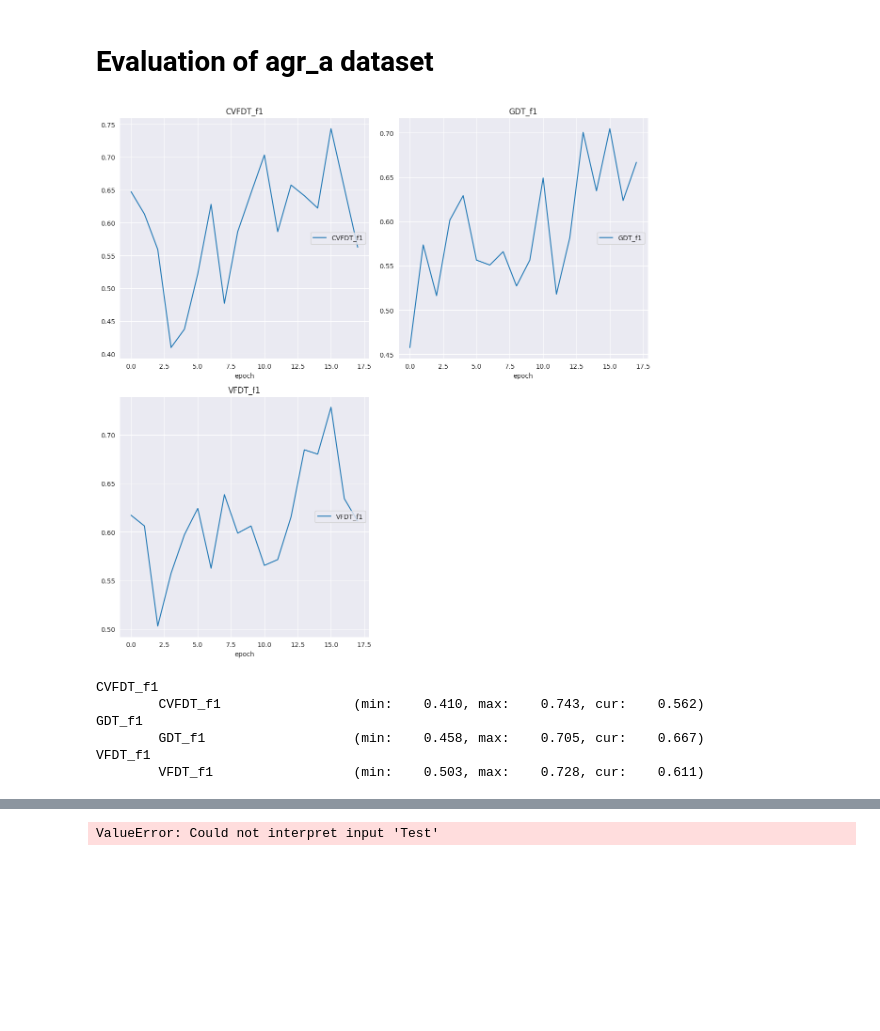
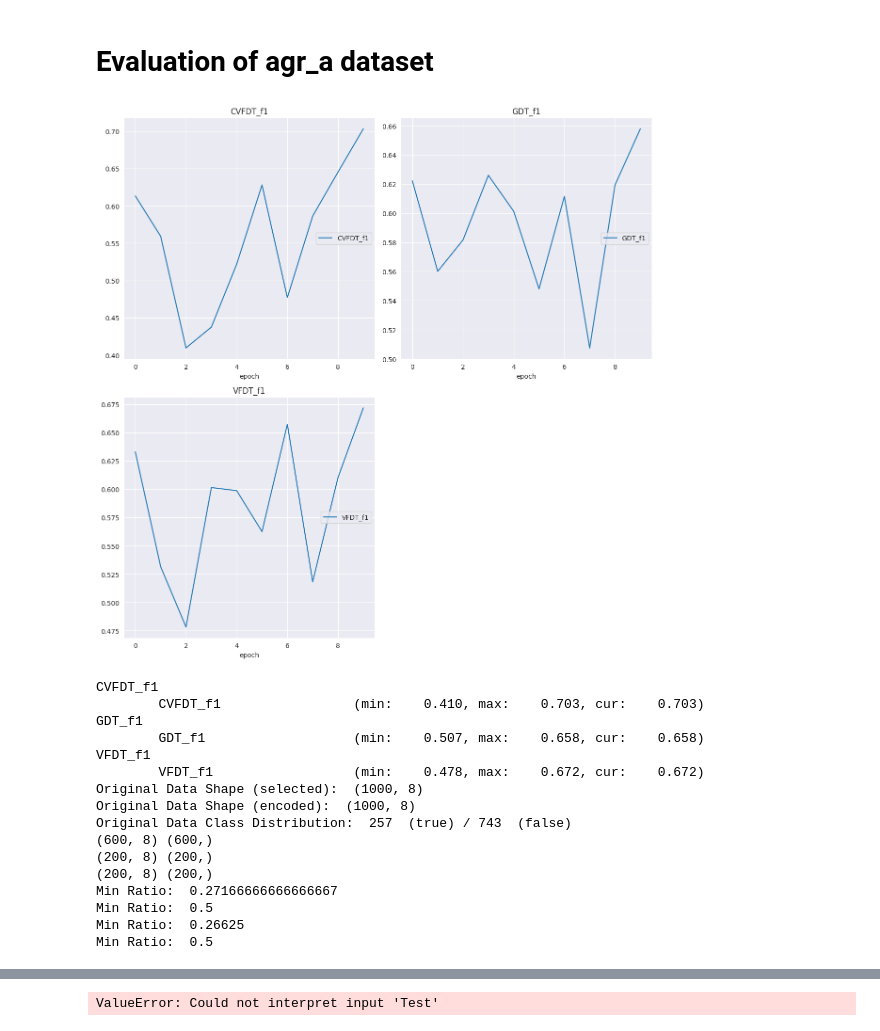
Before and after one commit to Leon209/Thesis, a Jupyter notebook: notebooks/agr_a_Evaluation.ipynb, the cells around one changed output, grey strips where cells are left out. Saved outputs shown, nothing was run; the diff lists cells and outputs as text; code cells hidden in the pictures; blank space fills up the shorter version.

```diff
--- a/notebooks/agr_a_Evaluation.ipynb
+++ b/notebooks/agr_a_Evaluation.ipynb
@@ -10,13 +10,13 @@ print(os.getcwd())
 # %%
 config = {
     'gdt': {
-        'depth': 10,
+        'depth': 11,
 
         'learning_rate_index': 0.05,
         'learning_rate_values': 0.01,
         'learning_rate_leaf': 0.005,
 
-        'dropout': 0, #0.2 oder 0.5
+        'dropout': 0.2, #0.2 oder 0.5
 
 
         'initializer_values': 'GlorotUniform',
@@ -25,7 +25,7 @@ config = {
 
         'optimizer': 'adam',
 
-        'batch_size': 500,#120
+        'batch_size': 32,#120
         'epochs': 1,
 
         'restarts': 0,#
@@ -35,17 +35,17 @@ config = {
         'early_stopping_type': 'loss', #'loss', 'metric'
         'early_stopping_epsilon': 0.0,
 
-        'pretrain_epochs': 10,
+        'pretrain_epochs': 30,
     },
 
     'preprocessing': {
-        'balance_threshold': 0.8,#.25, #if minclass fraction less than threshold/num_classes | #0=no rebalance, 1=rebalance all
+        'balance_threshold': 0.5,#.25, #if minclass fraction less than threshold/num_classes | #0=no rebalance, 1=rebalance all
         'normalization_technique': 'mean', #'min-max'
     },
 
     'computation': {
         'random_seed': 42,
-        'trials': 10, # fixed to 1 for HPO
+        'trials': 11, # fixed to 1 for HPO
 
         'use_best_hpo_result': True,
         'force_depth': False,
@@ -69,7 +69,7 @@ config = {
 
         'max_total_samples': 1000000,
         'chunk_size': 1000,#default 200
-        'pretrain_size': 0,
+        'pretrain_size': 1000,
     },
 
     'benchmarks': {
@@ -347,10 +347,10 @@ for i in range(len(X_data_stream)):
     t1 = time.time()
 
     t0 = time.time()
-    if(i==13):
-        flag = True
-    if(i==30):
-        break
+    #if(i==9):
+    #    flag = True
+    #if(i==30):
+    #    break
     history = model_dict['GDT'].partial_fit(dataset_dict['X_train'],
               dataset_dict['y_train'],
 
@@ -429,40 +429,51 @@ for i in range(len(X_data_stream)):
     CVFDT_kappa = cohen_kappa_score(y_test_data,y_pred_CVFDT)
     t1 = time.time()
     timer['prediction']['CVFDT'] = timer['prediction']['CVFDT']+t1-t0
 
 
 
     plotlosses_benchmark.update({'GDT_f1': GDT_f1,'VFDT_f1': VFDT_f1, 'CVFDT_f1':CVFDT_f1})
     plotlosses_benchmark.send()
 
 
     scores_GDT['f1'] = np.append(scores_GDT['f1'], GDT_f1)
     scores_VFDT['f1'] = np.append(scores_VFDT['f1'], VFDT_f1)
     scores_CVFDT['f1'] = np.append(scores_CVFDT['f1'], CVFDT_f1)
 
     scores_GDT['acc'] = np.append(scores_GDT['acc'], GDT_acc)
     scores_VFDT['acc'] = np.append(scores_VFDT['acc'], VFDT_acc)
     scores_CVFDT['acc'] = np.append(scores_CVFDT['acc'], CVFDT_acc)
 
     scores_GDT['kappa'] = np.append(scores_GDT['kappa'], GDT_kappa)
     scores_VFDT['kappa'] = np.append(scores_VFDT['kappa'], VFDT_kappa)
     scores_CVFDT['kappa'] = np.append(scores_CVFDT['kappa'], CVFDT_kappa)
 
 
 
 
     #scores_dict['GDT'] = calculate_scores(model_dict = model_dict,
      #                              dataset_dict = dataset_dict,
       #                             scores_dict = prepare_score_dict(config=config_training),
        #                            metrics = metrics)
+save_scores(dataset_name, scores_GDT, scores_VFDT, scores_CVFDT, VFDT_classifier, CVFDT_classifier, config, timer)
 # %% [output]
-[figure, old version]
+[figure, new version]
 CVFDT_f1
-        CVFDT_f1                 (min:    0.410, max:    0.743, cur:    0.562)
+        CVFDT_f1                 (min:    0.410, max:    0.703, cur:    0.703)
 GDT_f1
-        GDT_f1                   (min:    0.458, max:    0.705, cur:    0.667)
+        GDT_f1                   (min:    0.507, max:    0.658, cur:    0.658)
 VFDT_f1
-        VFDT_f1                  (min:    0.503, max:    0.728, cur:    0.611)
+        VFDT_f1                  (min:    0.478, max:    0.672, cur:    0.672)
+Original Data Shape (selected):  (1000, 8)
+Original Data Shape (encoded):  (1000, 8)
+Original Data Class Distribution:  257  (true) / 743  (false)
+(600, 8) (600,)
+(200, 8) (200,)
+(200, 8) (200,)
+Min Ratio:  0.27166666666666667
+Min Ratio:  0.5
+Min Ratio:  0.26625
+Min Ratio:  0.5
 # %%
 #Plot results
 X = np.arange(0, len(scores_GDT['f1']), 1)
```
Also changed, not shown: parts of 10 cells of this notebook, 48 other files.
